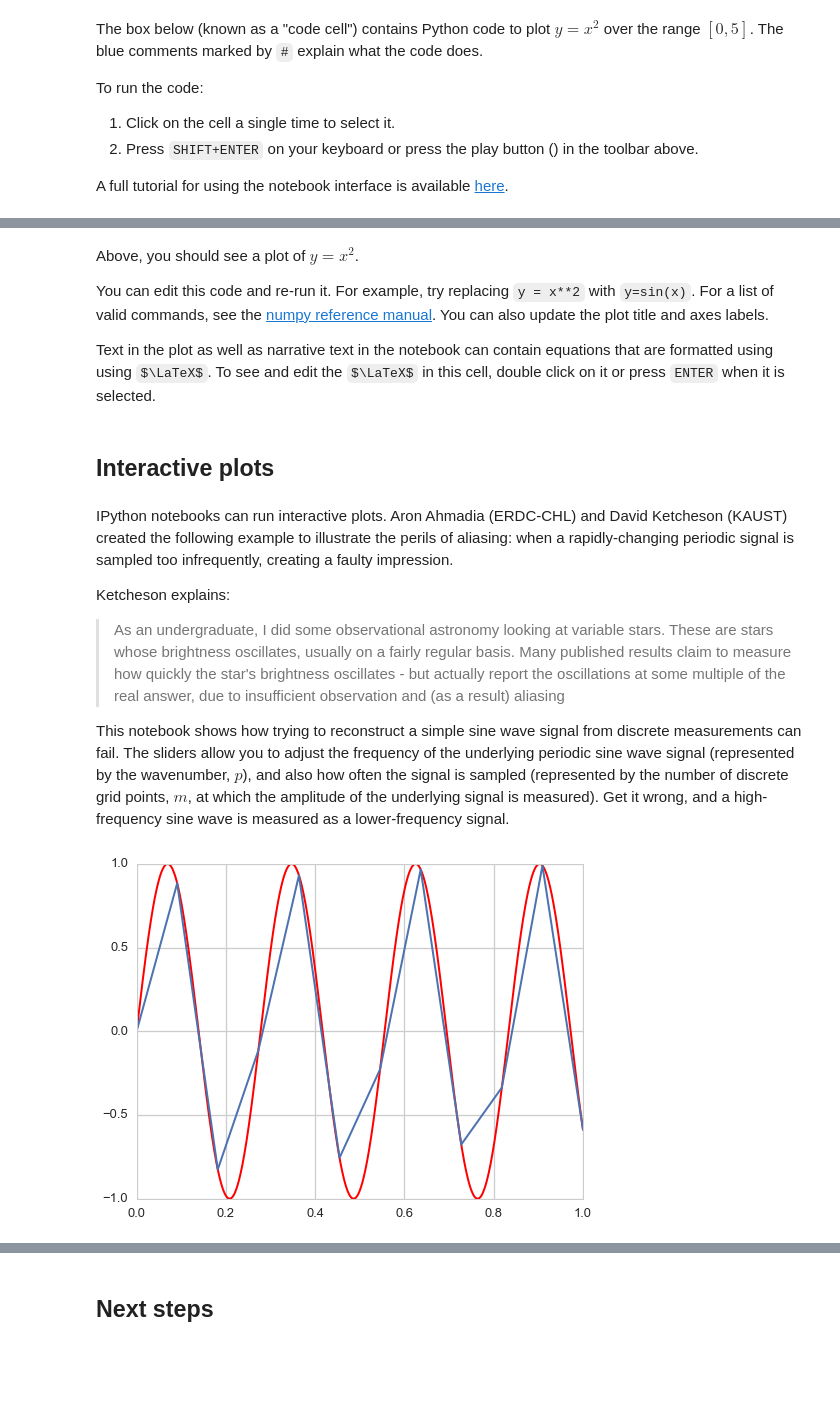
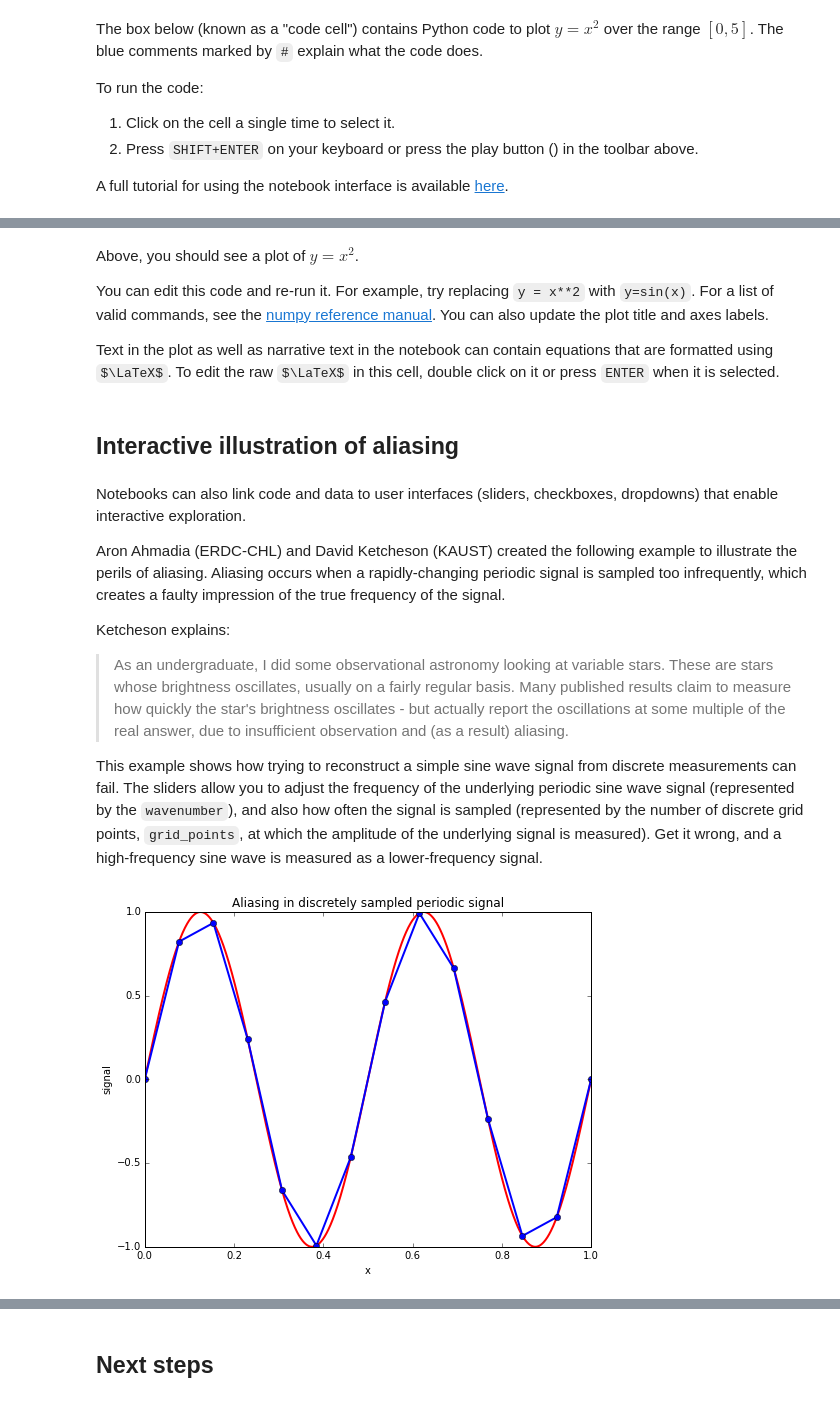
Before and after one commit to jupyter/nature-demo, a Jupyter notebook: Nature.ipynb, the cells around one changed output, grey strips where cells are left out. Drawn from its saved outputs; the diff is of its cells as text; code cells hidden in the pictures; some formulas as TeX source; blank space fills up the shorter version.

Commit message:
Adding latest notebook.

```diff
--- a/Nature.ipynb
+++ b/Nature.ipynb
@@ -23,8 +23,6 @@ A full tutorial for using the notebook interface is available [here](http://nbvi
 import matplotlib.pyplot as plt
 %matplotlib inline
 from numpy import *
-import seaborn
-seaborn.set_style('whitegrid')
 
 # Creates an array of 30 values for x equally spaced from 0 to 5.
 x = linspace(0, 5, 30)
@@ -42,11 +40,13 @@ Above, you should see a plot of $y=x^2$.
 
 You can edit this code and re-run it. For example, try replacing `y = x**2` with `y=sin(x)`. For a list of valid commands, see the [numpy reference manual](http://docs.scipy.org/doc/numpy/reference/routines.math.html). You can also update the plot title and axes labels.
 
-Text in the plot as well as narrative text in the notebook can contain equations that are formatted using using $\LaTeX$. To see and edit the $\LaTeX$ in this cell, double click on it or press `ENTER` when it is selected.
+Text in the plot as well as narrative text in the notebook can contain equations that are formatted using $\LaTeX$. To edit the raw $\LaTeX$ in this cell, double click on it or press `ENTER` when it is selected.
 # %% [markdown]
-## Interactive plots
+## Interactive illustration of aliasing
 # %% [markdown]
-IPython notebooks can run interactive plots. Aron Ahmadia (ERDC-CHL) and David Ketcheson (KAUST) created the following example to illustrate the perils of aliasing: when a rapidly-changing periodic signal is sampled too infrequently, creating a faulty impression.
+Notebooks can also link code and data to user interfaces (sliders, checkboxes, dropdowns) that enable interactive exploration.
+
+Aron Ahmadia (ERDC-CHL) and David Ketcheson (KAUST) created the following example to illustrate the perils of aliasing. Aliasing occurs when a rapidly-changing periodic signal is sampled too infrequently, which creates a faulty impression of the true frequency of the signal.
 
 Ketcheson explains:
 
@@ -54,31 +54,31 @@ Ketcheson explains:
 > These are stars whose brightness oscillates, usually on a fairly regular basis.
 > Many published results claim to measure how quickly the star's brightness oscillates -
 > but actually report the oscillations at some multiple of the real answer, due to
-> insufficient observation and (as a result) aliasing
+> insufficient observation and (as a result) aliasing.
 
-This notebook shows how trying to reconstruct a simple sine wave signal from discrete measurements can fail. The sliders allow you to adjust the frequency of the underlying periodic sine wave signal (represented by the wavenumber, $p$), and also how often the signal is sampled (represented by the number of discrete grid points, $m$, at which the amplitude of the underlying signal is measured). Get it wrong, and a high-frequency sine wave is measured as a lower-frequency signal.
+This example shows how trying to reconstruct a simple sine wave signal from discrete measurements can fail. The sliders allow you to adjust the frequency of the underlying periodic sine wave signal (represented by the `wavenumber`), and also how often the signal is sampled (represented by the number of discrete grid points, `grid_points`, at which the amplitude of the underlying signal is measured). Get it wrong, and a high-frequency sine wave is measured as a lower-frequency signal.
 # %%
 %matplotlib inline
 import numpy as np
 import matplotlib.pyplot as plt
+from IPython.html.widgets import interact
 
-from IPython.display import display, HTML
-from IPython.html import widgets
-from IPython.html.widgets import interact, interactive
-
-def plot_sine(wavenumber=4.0, grid_points=12, plot_sine=True):
+def plot_sine(wavenumber=4.0, grid_points=12, plot_exact=True):
     "Plot sin(2*pi*p), sampled at m equispaced points."
-    x  = np.linspace(0,1, grid_points+2); # grid
-    xf = np.linspace(0, 1, 1000) # fine grid
+    x  = np.linspace(0,1, grid_points+2);
+    xf = np.linspace(0, 1, 1000)
     y  = np.sin(wavenumber*np.pi*x)
     yf = np.sin(wavenumber*np.pi*xf)
     fig = plt.figure(figsize=(8, 6));
     ax = fig.add_subplot(1,1,1);
-    if plot_sine:
+    plt.xlabel('x')
+    plt.ylabel('signal')
+    plt.title('Aliasing in discretely sampled periodic signal')
+    if plot_exact:
         ax.plot(xf, yf, 'r-', linewidth=2);
     ax.plot(x,  y,  'o-', lw=2)
 
-interact(plot_sine, wavenumber=(1.0, 44.0), grid_points=(10, 16, 1), plot_sine=True);
+interact(plot_sine, wavenumber=(1.0, 44.0), grid_points=(10, 16, 1), plot_exact=True);
 # %% [output]
-[figure, old version]
+[figure, new version]
 # %% [markdown]
```
Also changed, not shown: parts of 9 cells of this notebook.
